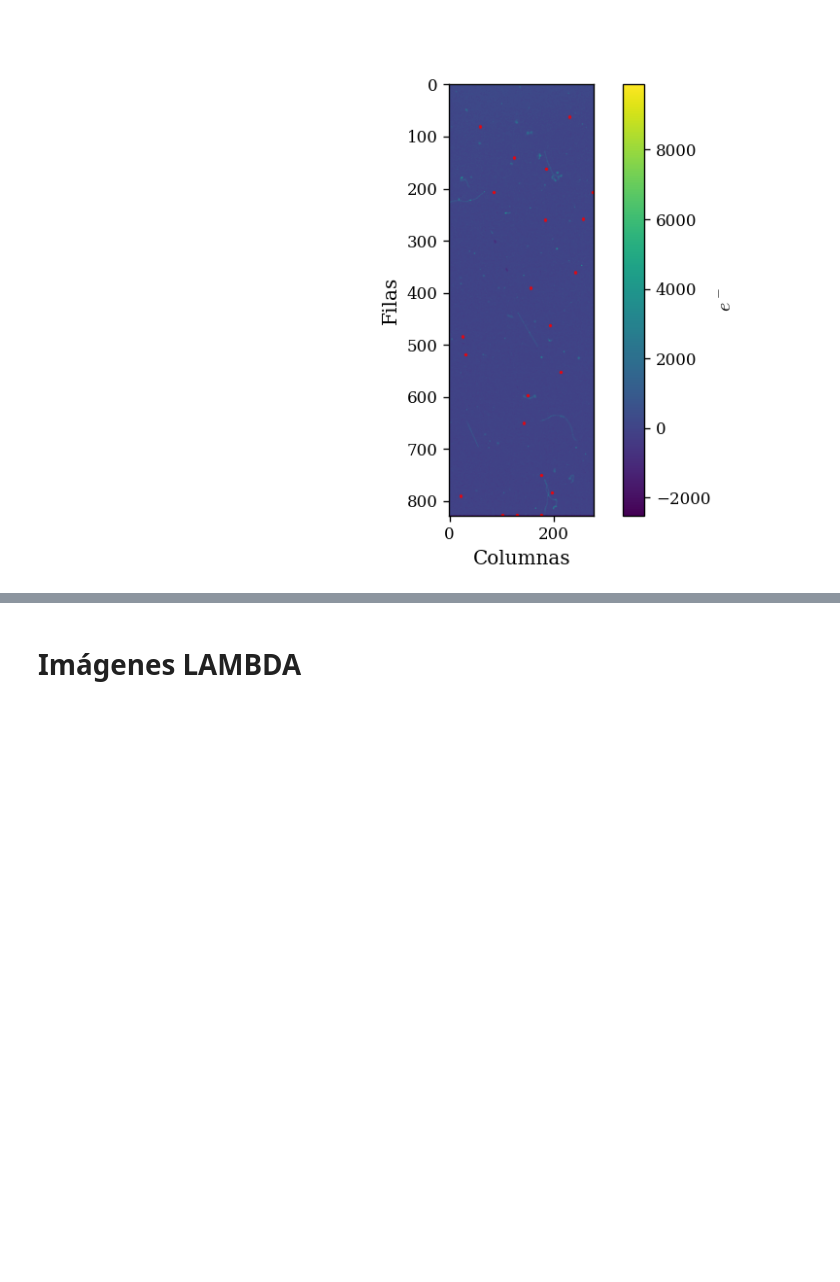
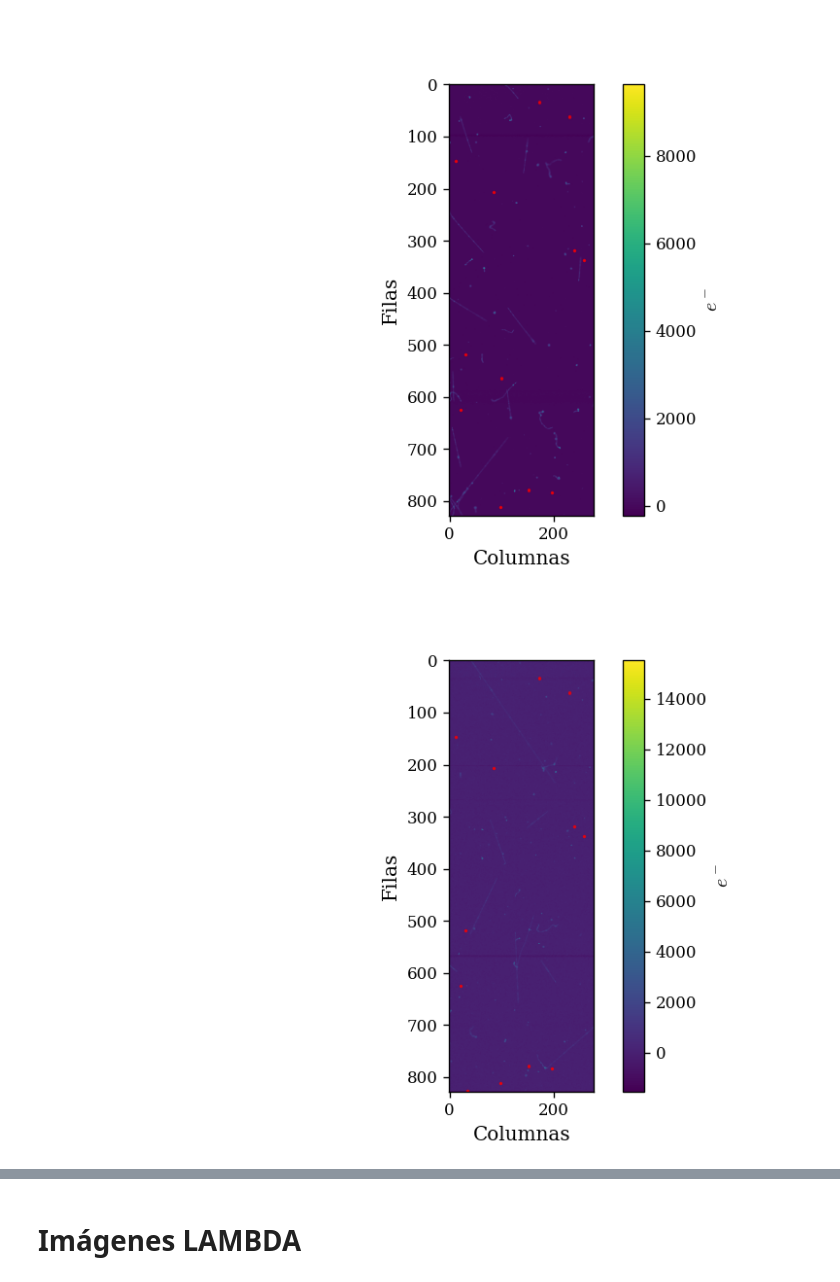
Before and after one commit to agustinbrusco/LAMBDA_Hub, a Jupyter notebook: skipper_image_analysis/pocket_analysis.ipynb, the cells around one changed output, grey strips where cells are left out. Drawn from its saved outputs; the diff is of its cells as text; code cells hidden in the pictures; blank space fills up the shorter version.

```diff
--- a/skipper_image_analysis/pocket_analysis.ipynb
+++ b/skipper_image_analysis/pocket_analysis.ipynb
@@ -197,22 +197,23 @@ def grafico_trampas_por_carpeta(frame_idx, test_image, trampas_halladas):
 # %%
 plt.close('all')
 %matplotlib widget
-temperatura = 150
+temperatura = 127
 frame_idx = 0
 trampas = []
 intensidad = []
 dtph = []
 for n_arch in range(len(CARPETAS_POR_TEMP[temperatura])):
     coords_dict, frames_dict, vals_dict, mascara_dipolos, test_image = carga_archivos(temperatura, n_arch, frame_idx)
     trampas_halladas, intensidad_por_trampa, dtph_vals = identificacion_e_intensidad(coords_dict, frames_dict)
     #print(trampas_halladas[4])
     #print(intensidad_por_trampa[4])
     grafico_trampas_por_carpeta(frame_idx,test_image, trampas_halladas)
     trampas.append(trampas_halladas)
     intensidad.append(intensidad_por_trampa)
     dtph.append(dtph_vals)
 # %% [output]
-[figure, old version]
+[figure, new version]
+[figure, added]
 # %%
 """Hay que cambiar esta parte para que cree tantos dtph_i como tandas de mediciones
 haya para la misma temp automaticamente."""
```
Also changed, not shown: parts of 4 cells of this notebook.
